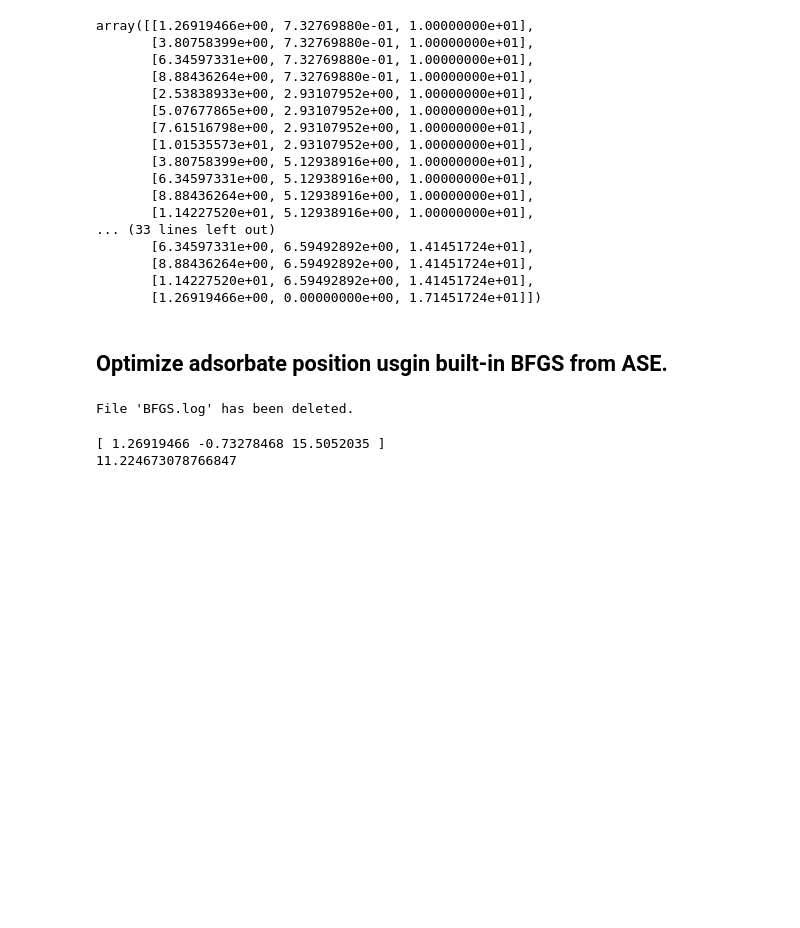
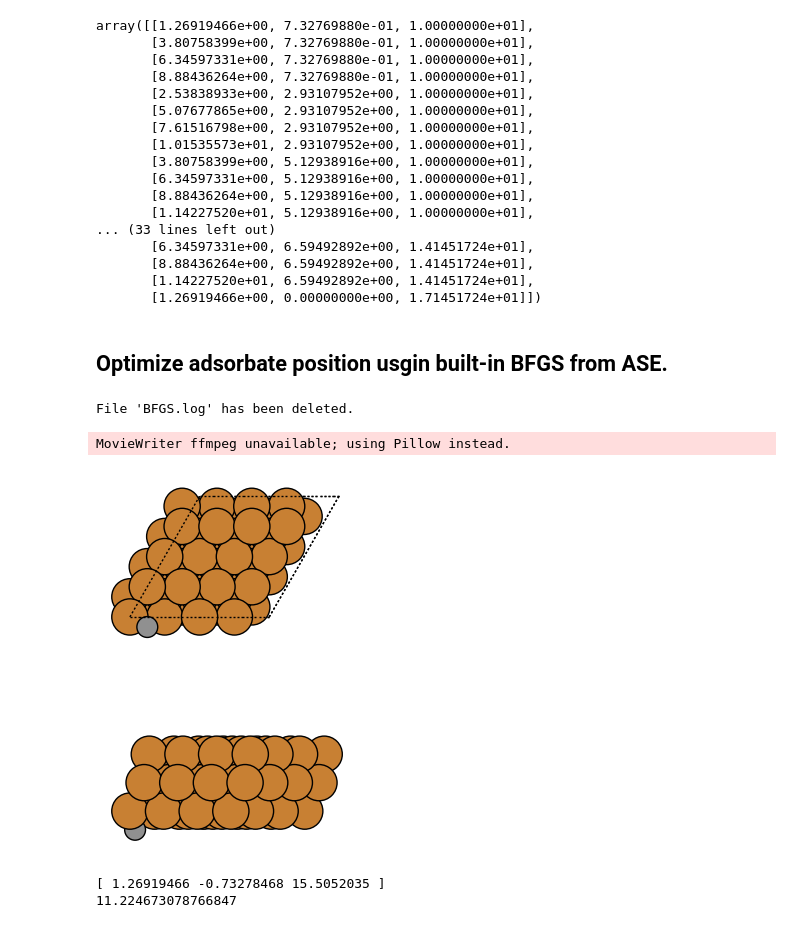
Before and after one commit to CedricTravelletti/InverseDesign.jl, a Jupyter notebook: examples/C_on_Cu.ipynb, the cells around one changed output. Cells and saved outputs as stored; diff of their text form; code cells hidden in the pictures; blank space fills up the shorter version.

Commit message:
Added trajectory visualization for BFGS and BO optimization

```diff
--- a/examples/C_on_Cu.ipynb
+++ b/examples/C_on_Cu.ipynb
@@ -97,24 +97,46 @@ atoms.constraints = [FixAtoms(indices=fixed)]
 # %%
 from ase.optimize import BFGS
 import time
 import os
+from ase.io.trajectory import Trajectory
+import ase.io
+
 file_path = 'BFGS.log'
-# Check if the file exists
+## Check if the file exists
 if os.path.exists(file_path):
     # Delete the file
     os.remove(file_path)
     print(f"File '{file_path}' has been deleted.")
 else:
     print(f"File '{file_path}' does not exist.")
 
 
 atoms.calc = EMT()
-opt = BFGS(atoms, logfile='BFGS.log')
+opt = BFGS(atoms, logfile='BFGS.log', trajectory='BFGS.traj')
 BFGS_start = time.time()
 opt.run(fmax=0.0001)
 BFGS_runtime = time.time() - BFGS_start
+
+BFGS_traj = Trajectory('BFGS.traj')
+
+bfgs_list = list(Trajectory('BFGS.traj'))
+rot_bfgs_list = list(Trajectory('BFGS.traj'))
+for atoms_rot in rot_bfgs_list:
+    atoms_rot.rotate(90, 'x')
+    atoms_rot.rotate(45, 'y')
+
+bfgs_combined_atoms_list = []
+for atoms_bfgs, atoms_rot in zip(bfgs_list, rot_bfgs_list):
+    # Translate atoms_test to avoid overlap
+    atoms_rot.translate([0, 0, 0])  # Adjust the translation vector as needed
+    bfgs_combined_atoms_list.append(atoms_bfgs + atoms_rot)
+
+
+ase.io.write('BFGS_traj.gif', bfgs_combined_atoms_list, interval=100)
 # %% [output]
 File 'BFGS.log' has been deleted.
+MovieWriter ffmpeg unavailable; using Pillow instead.
+[figure, added]
 # %%
 #Store BFGS.log as dataframes
 import pandas as pd
```
Also changed, not shown: parts of 6 cells of this notebook, 1 other file.
